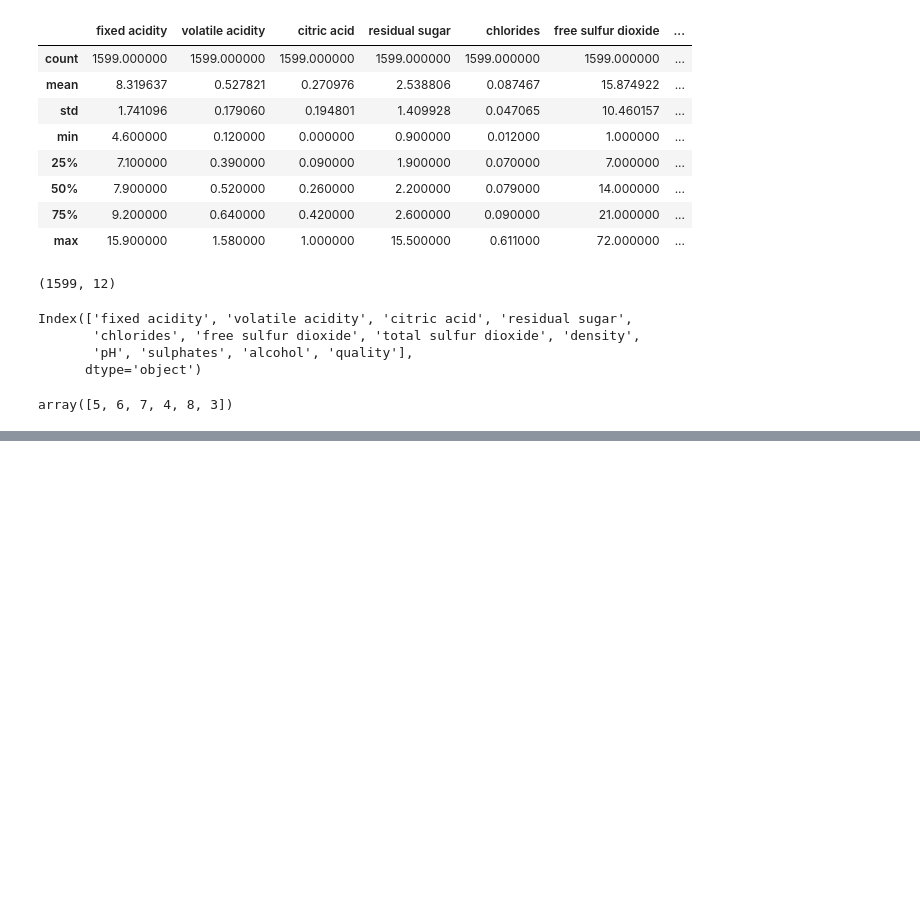
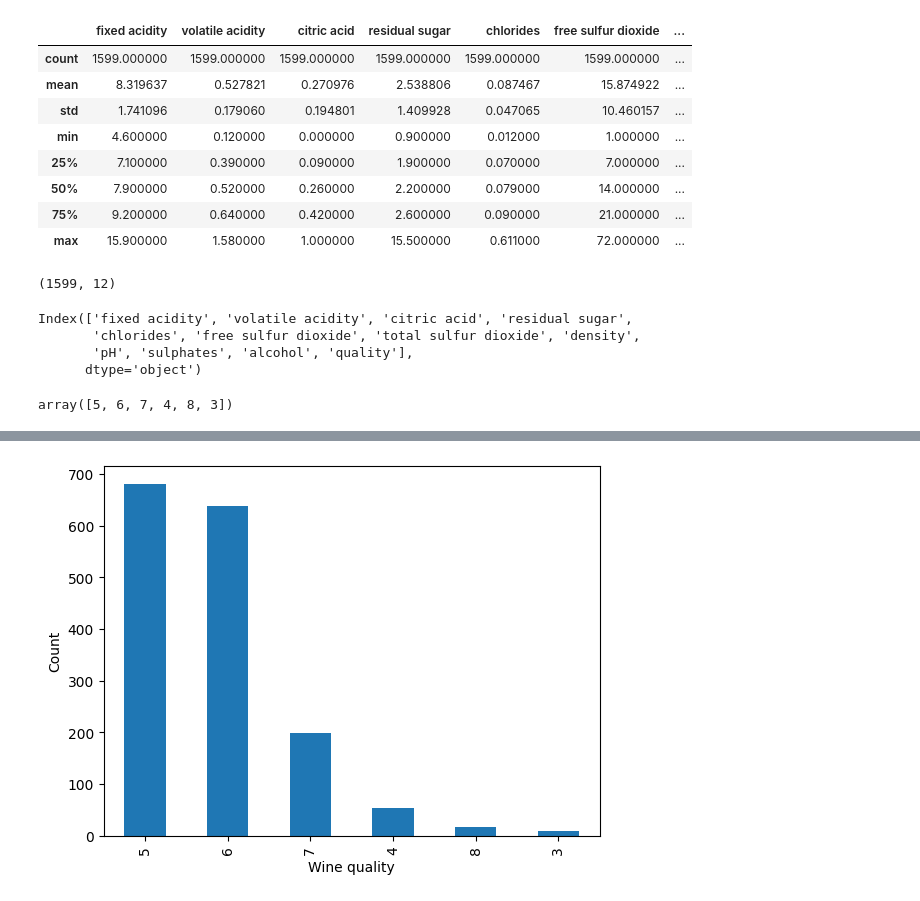
Before and after one commit to Namir50/Data-Science-Machine-learning-tutorial, a Jupyter notebook: Exploratory Data Analysis/Red_Wine_dataset.ipynb, the cells around one changed output, grey strips where cells are left out. Drawn from its saved outputs; the diff is of its cells as text; code cells hidden in the pictures; blank space fills up the shorter version.

```diff
--- a/Exploratory Data Analysis/Red_Wine_dataset.ipynb
+++ b/Exploratory Data Analysis/Red_Wine_dataset.ipynb
@@ -79,0 +157,7 @@ array([5, 6, 7, 4, 8, 3])
+# %%
+df['quality'].value_counts().plot(kind = 'bar')
+plt.xlabel('Wine quality')
+plt.ylabel('Count')
+plt.show()
+# %% [output]
+[figure, added]
```
Also changed, not shown: parts of 17 cells of this notebook, 1 other file.
